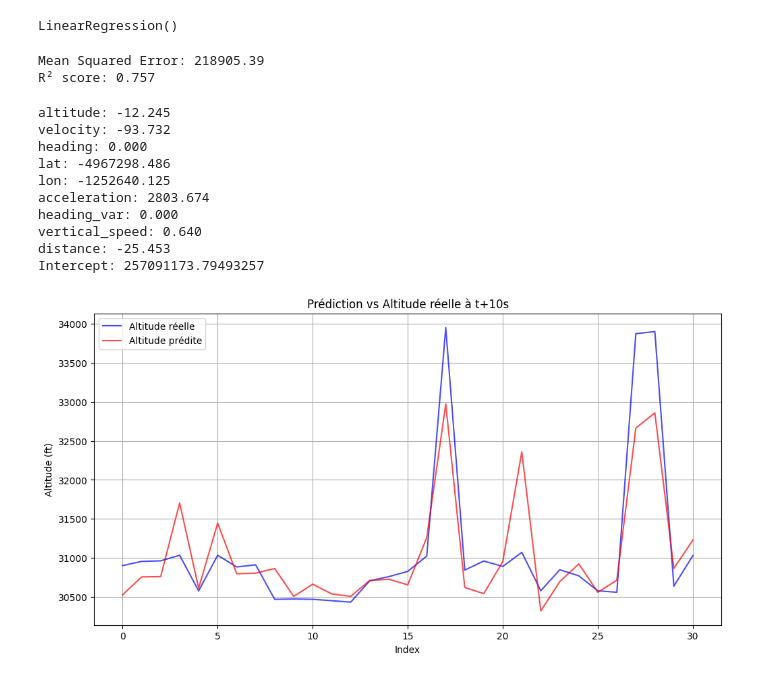
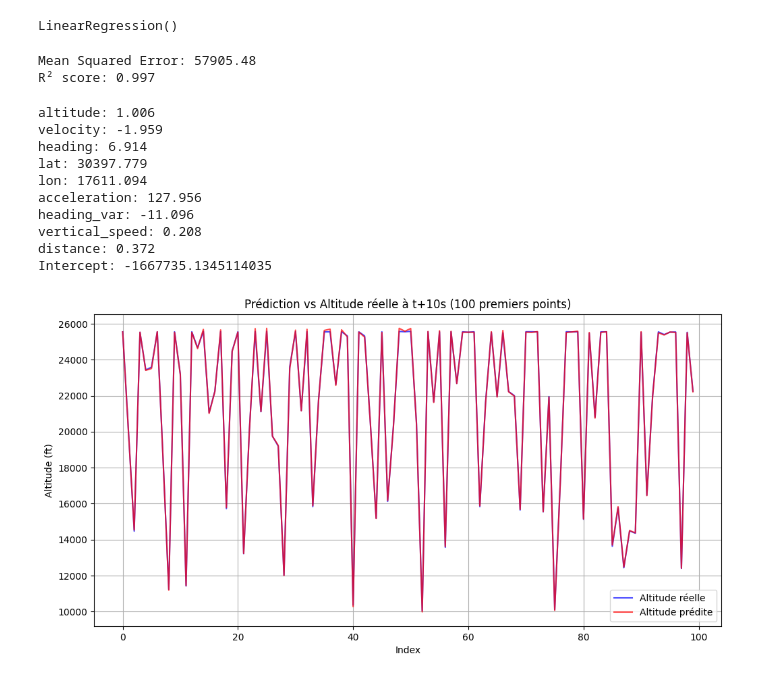
Before and after one commit to MGentieu/Data_analytics_aircraft_messages, a Jupyter notebook: GENTIEU_Martin_TP2.ipynb, the cells around one changed output. Saved outputs shown, nothing was run; the diff lists cells and outputs as text; code cells hidden in the pictures.

```diff
--- a/GENTIEU_Martin_TP2.ipynb
+++ b/GENTIEU_Martin_TP2.ipynb
@@ -74,7 +74,7 @@ cols = [
 ]
 
 # Cherche un fichier existant data_TP2_*.csv
-existing_files = glob.glob(f"{PROJECT_ROOT}/data_TP2_*.csv")
+existing_files = glob.glob(f"{PROJECT_ROOT}/adsb_data_*.csv")
 
 if existing_files:
     # Si plusieurs → on prend le plus récent
@@ -83,7 +83,7 @@ if existing_files:
 else:
     # Sinon on en crée un nouveau
     date = datetime.now().strftime('%Y%m%d_%H%M%S')
-    output_file = f"{PROJECT_ROOT}/data_TP2_{date}.csv"
+    output_file = f"{PROJECT_ROOT}/adsb_data_{date}.csv"
     print(f"Aucun fichier existant. Nouveau fichier : {output_file}")
 
 
@@ -104,7 +104,7 @@ else:
                 writer.writerow(cols)
 
             try:
-                for i in range(120000):
+                for i in range(25000):
                     data = s.recv(1024).decode(errors="ignore")
 
                     for line in data.strip().split("\n"):
@@ -136,3 +133,18 @@ df = pd.read_csv(output_file)
+# %%
+df = pd.read_csv(output_file)
+split_df = df["Message"].str.split(",", expand=True)
+
+# Nommer les colonnes SBS-1
+colnames = [
+    "MessageType", "TransmissionType", "SessionID", "AircraftID", "HexIdent", "FlightID",
+    "DateGenerated", "TimeGenerated", "DateLogged", "TimeLogged", "Callsign", "Altitude",
+    "GroundSpeed", "Track", "Latitude", "Longitude", "VerticalRate", "Squawk", "Alert",
+    "Emergency", "SPI", "IsOnGround"
+]
+
+split_df.columns = colnames[:split_df.shape[1]]
+
+df=split_df.copy()
 # %% [markdown]
 Analyse initiale du dataset :
 # %%
@@ -247,6 +256,6 @@ print(icao_sample2)
 print(icao_sample3)
 print(icao_sample4)
 print(icao_sample5)
-flight = df_parsed[df_parsed['icao'] == icao_sample2].sort_values('timestamp')
+flight = df_parsed[df_parsed['icao'] == icao_sample5].sort_values('timestamp')
 flight.info()
 # %% [output]
@@ -608,33 +617,33 @@ r2 = r2_score(y_test, y_pred)
 print(f"Mean Squared Error: {mse:.2f}")
 print(f"R² score: {r2:.3f}")
 # %% [output]
-Mean Squared Error: 218905.39
-R² score: 0.757
+Mean Squared Error: 57905.48
+R² score: 0.997
 # %%
 for feat, coef in zip(features, model.coef_):
     print(f"{feat}: {coef:.3f}")
 
 print("Intercept:", model.intercept_)
 # %% [output]
-altitude: -12.245
-velocity: -93.732
-heading: 0.000
-lat: -4967298.486
-lon: -1252640.125
-acceleration: 2803.674
-heading_var: 0.000
-vertical_speed: 0.640
-distance: -25.453
-Intercept: 257091173.79493257
+altitude: 1.006
+velocity: -1.959
+heading: 6.914
+lat: 30397.779
+lon: 17611.094
+acceleration: 127.956
+heading_var: -11.096
+vertical_speed: 0.208
+distance: 0.372
+Intercept: -1667735.1345114035
 # %%
 plt.figure(figsize=(12,6))
-plt.plot(y_test.values, label="Altitude réelle", color="blue", alpha=0.7)
-plt.plot(y_pred, label="Altitude prédite", color="red", alpha=0.7)
+plt.plot(y_test.values[:100], label="Altitude réelle", color="blue", alpha=0.7)
+plt.plot(y_pred[:100], label="Altitude prédite", color="red",alpha=0.7)
 plt.xlabel("Index")
 plt.ylabel("Altitude (ft)")
-plt.title("Prédiction vs Altitude réelle à t+10s")
+plt.title("Prédiction vs Altitude réelle à t+10s (100 premiers points)")
 plt.legend()
 plt.grid(True)
 plt.show()
 # %% [output]
-[figure, old version]
+[figure, new version]
```
Also changed, not shown: parts of 19 cells of this notebook.
